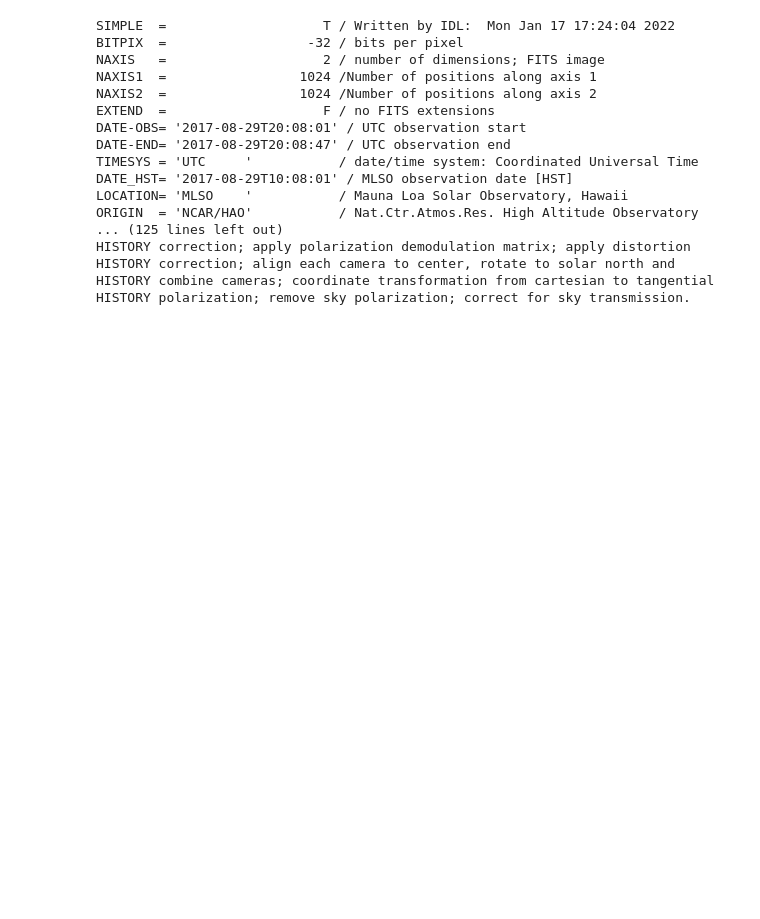
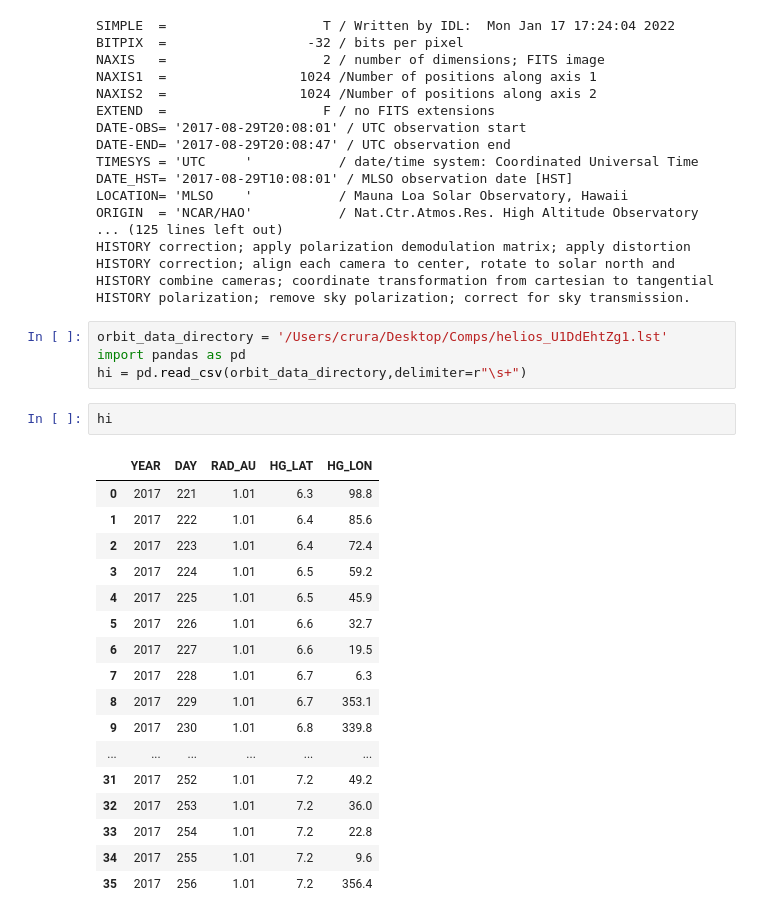
Before and after one commit to crura/CoronaMETRIC, a Jupyter notebook: Jupyter_Notebooks/Coalign PSI_FORWARD with MLSO Images.ipynb, the cells around one changed output. Cells and saved outputs as stored; diff of their text form; blank space fills up the shorter version.

```diff
--- a/Jupyter_Notebooks/Coalign PSI_FORWARD with MLSO Images.ipynb
+++ b/Jupyter_Notebooks/Coalign PSI_FORWARD with MLSO Images.ipynb
@@ -1214,3 +1214,27 @@ HISTORY correction; apply polarization demodulation matrix; apply distortion
 HISTORY correction; align each camera to center, rotate to solar north and
 HISTORY combine cameras; coordinate transformation from cartesian to tangential
 HISTORY polarization; remove sky polarization; correct for sky transmission.
+# %%
+orbit_data_directory = '/Users/crura/Desktop/Comps/helios_U1DdEhtZg1.lst'
+import pandas as pd
+hi = pd.read_csv(orbit_data_directory,delimiter=r"\s+")
+# %%
+hi
+# %% [output]
+|  | YEAR | DAY | RAD_AU | HG_LAT | HG_LON |
+| 0 | 2017 | 221 | 1.01 | 6.3 | 98.8 |
+| 1 | 2017 | 222 | 1.01 | 6.4 | 85.6 |
+| 2 | 2017 | 223 | 1.01 | 6.4 | 72.4 |
+| 3 | 2017 | 224 | 1.01 | 6.5 | 59.2 |
+| 4 | 2017 | 225 | 1.01 | 6.5 | 45.9 |
+| 5 | 2017 | 226 | 1.01 | 6.6 | 32.7 |
+| 6 | 2017 | 227 | 1.01 | 6.6 | 19.5 |
+| 7 | 2017 | 228 | 1.01 | 6.7 | 6.3 |
+| 8 | 2017 | 229 | 1.01 | 6.7 | 353.1 |
+| 9 | 2017 | 230 | 1.01 | 6.8 | 339.8 |
+| ... | ... | ... | ... | ... | ... |
+| 31 | 2017 | 252 | 1.01 | 7.2 | 49.2 |
+| 32 | 2017 | 253 | 1.01 | 7.2 | 36.0 |
+| 33 | 2017 | 254 | 1.01 | 7.2 | 22.8 |
+| 34 | 2017 | 255 | 1.01 | 7.2 | 9.6 |
+| 35 | 2017 | 256 | 1.01 | 7.2 | 356.4 |
```
Also changed, not shown: parts of 22 cells of this notebook.
